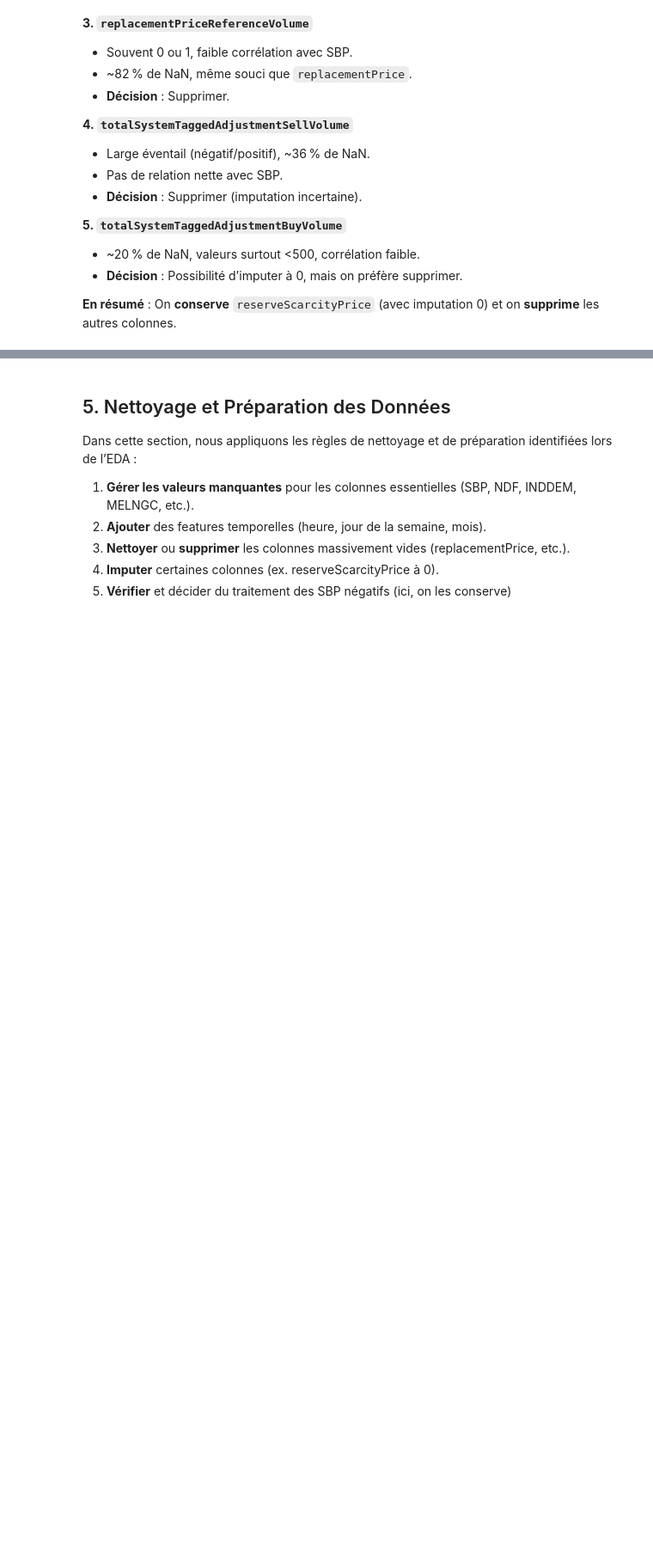
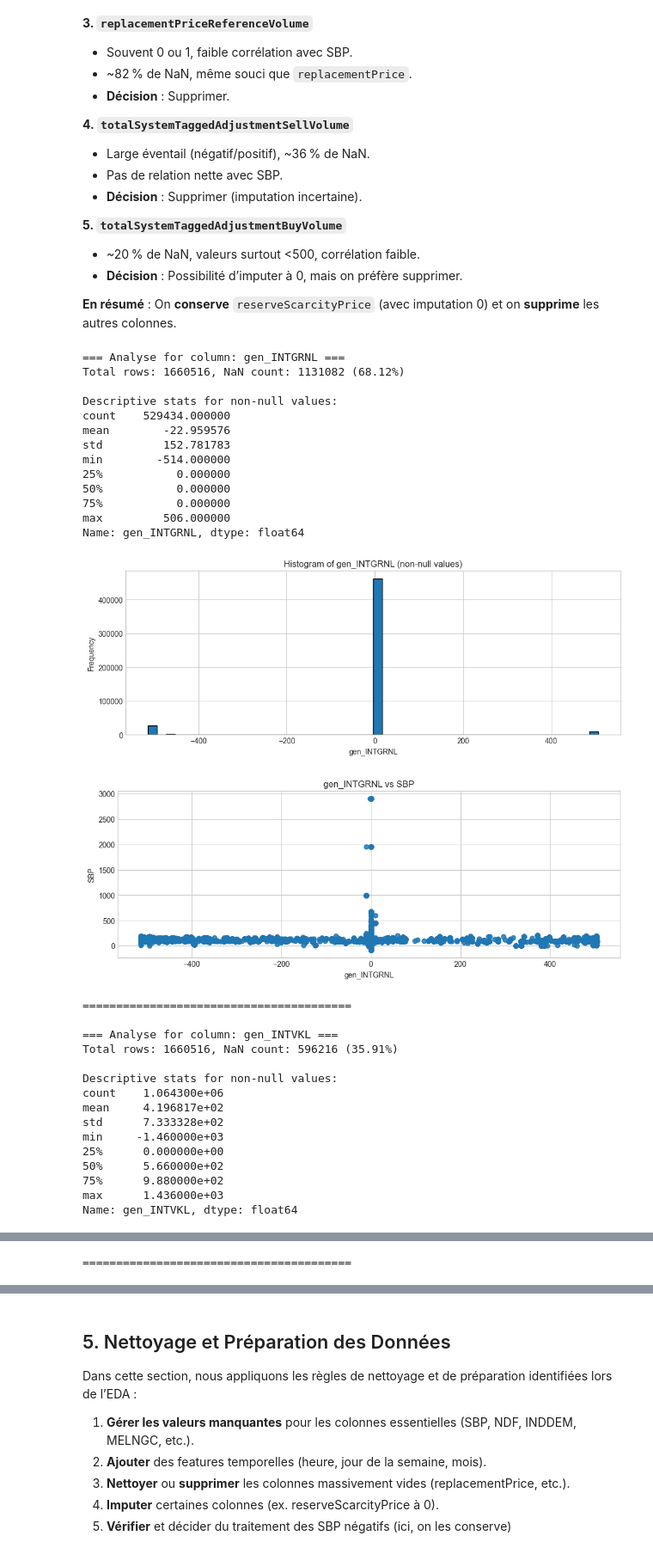
Before and after one commit to akyuzdilhan/GB_Power_Forecast, a Jupyter notebook: GB_Power_Market_IntraDay_Price_Forecast.ipynb, the cells around one changed output, grey strips where cells are left out. Shown at 86% size. Drawn from its saved outputs; the diff is of its cells as text; code cells hidden in the pictures; blank space fills up the shorter version.

```diff
--- a/GB_Power_Market_IntraDay_Price_Forecast.ipynb
+++ b/GB_Power_Market_IntraDay_Price_Forecast.ipynb
@@ -590,3 +798,39 @@ Non-numeric or empty. Skipping descriptive stats.
 - **Décision** : Possibilité d’imputer à 0, mais on préfère supprimer.
 
 **En résumé** : On **conserve** `reserveScarcityPrice` (avec imputation 0) et on **supprime** les autres colonnes.
+# %%
+cols_to_analyze = ["gen_INTGRNL", "gen_INTVKL", "windForecast"]
+
+for col in cols_to_analyze:
+    analyze_column(df, col_name=col, sbp_col="SBP")
+# %% [output]
+=== Analyse for column: gen_INTGRNL ===
+Total rows: 1660516, NaN count: 1131082 (68.12%)
+
+Descriptive stats for non-null values:
+count    529434.000000
+mean        -22.959576
+std         152.781783
+min        -514.000000
+25%           0.000000
+50%           0.000000
+75%           0.000000
+max         506.000000
+Name: gen_INTGRNL, dtype: float64
+[figure, added]
+[figure, added]
+========================================
+
+=== Analyse for column: gen_INTVKL ===
+Total rows: 1660516, NaN count: 596216 (35.91%)
+
+Descriptive stats for non-null values:
+count    1.064300e+06
+mean     4.196817e+02
+std      7.333328e+02
+min     -1.460000e+03
+25%      0.000000e+00
+50%      5.660000e+02
+75%      9.880000e+02
+max      1.436000e+03
+Name: gen_INTVKL, dtype: float64
@@ -592,0 +856 @@ Non-numeric or empty. Skipping descriptive stats.
+========================================
```
Also changed, not shown: parts of 44 cells of this notebook.
